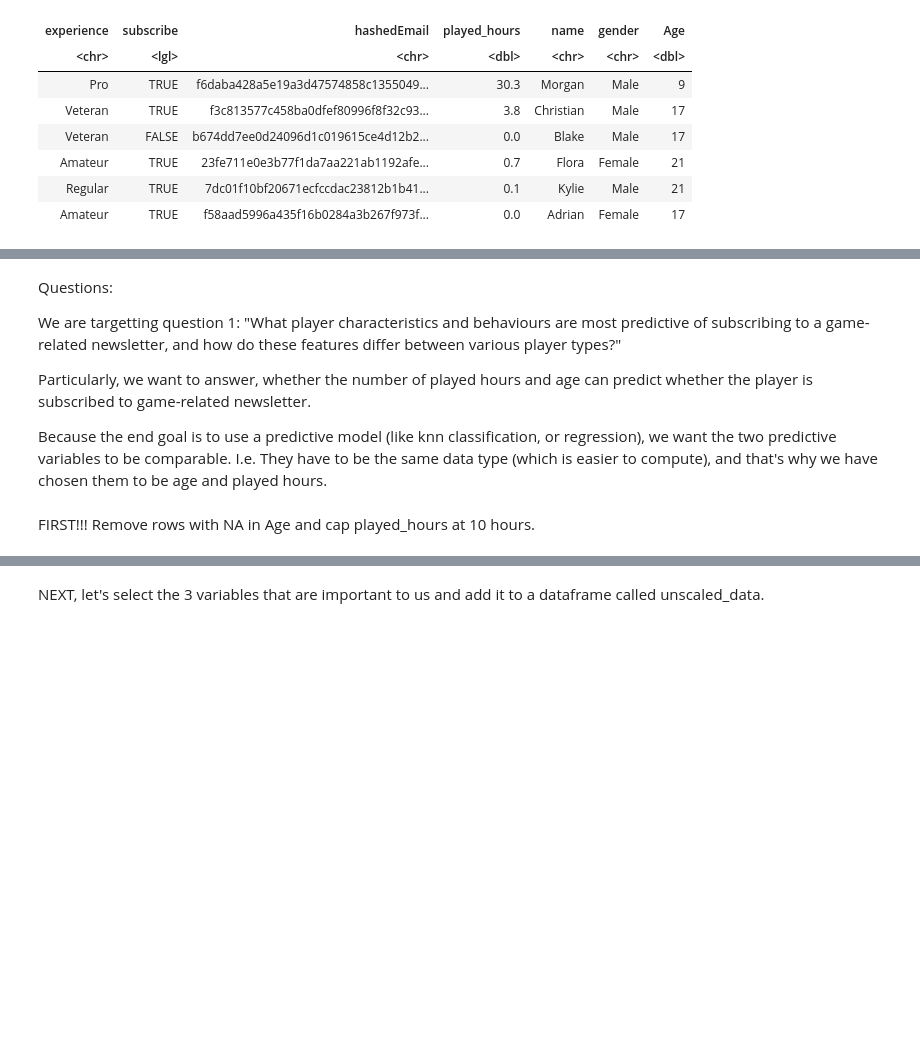
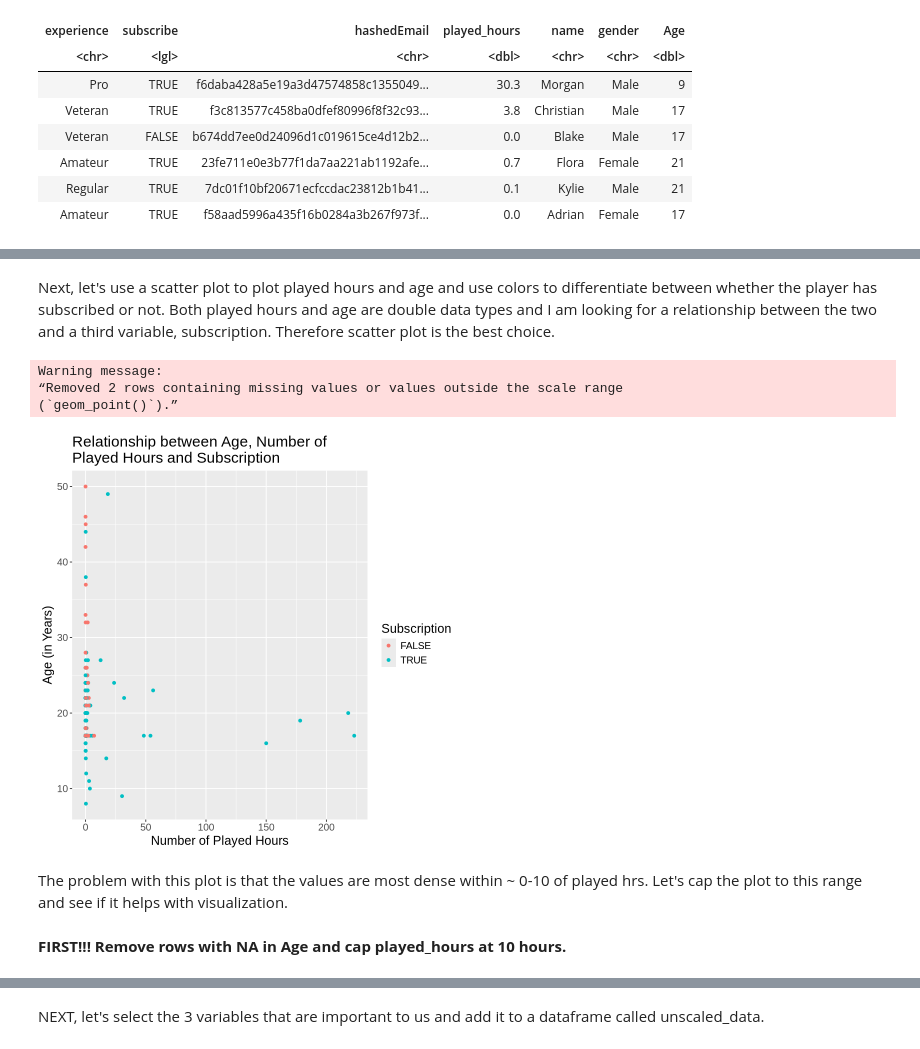
Before and after one commit to liznomellini/DSCI-100-group-project, a Jupyter notebook: FinalReport.ipynb, the cells around one changed output, grey strips where cells are left out. Cells and saved outputs as stored; diff of their text form; code cells hidden in the pictures; blank space fills up the shorter version.

```diff
--- a/FinalReport.ipynb
+++ b/FinalReport.ipynb
@@ -49,15 +75,26 @@ A tibble: 1 × 2
 | <dbl> | <dbl> |
 | 5.845918 | 20.52062 |
 # %% [markdown]
-Questions:
-
-We are targetting question 1: "What player characteristics and behaviours are most predictive of subscribing to a game-related newsletter, and how do these features differ between various player types?"
-
-Particularly, we want to answer, whether the number of played hours and age can predict whether the player is subscribed to game-related newsletter.
-
-Because the end goal is to use a predictive model (like knn classification, or regression), we want the two predictive variables to be comparable. I.e. They have to be the same data type (which is easier to compute), and that's why we have chosen them to be age and played hours.
+Next, let's use a scatter plot to plot played hours and age and use colors to differentiate between whether the player has subscribed or not. Both played hours and age are double data types and I am looking for a relationship between the two and a third variable, subscription. Therefore scatter plot is the best choice.
+# %%
+plot <- players |>
+    ggplot(aes(x = played_hours, y = Age, color = subscribe)) +
+    geom_point() +
+    labs(x = "Number of Played Hours",
+         y = "Age (in Years)",
+         color = "Subscription",
+        title = "Relationship between Age, Number of \nPlayed Hours and Subscription") +
+    theme(text = element_text(size = 15))
+plot
+# %% [output]
+Warning message:
+“Removed 2 rows containing missing values or values outside the scale range
+(`geom_point()`).”
+[figure, added]
+# %% [markdown]
+The problem with this plot is that the values are most dense within ~ 0-10 of played hrs. Let's cap the plot to this range and see if it helps with visualization.
 # %% [markdown]
-FIRST!!! Remove rows with NA in Age and cap played_hours at 10 hours.
+**FIRST!!! Remove rows with NA in Age and cap played_hours at 10 hours.**
 # %%
 players_clean <- players |>
   filter(!is.na(Age)) |>
```
Also changed, not shown: parts of 16 cells of this notebook.
